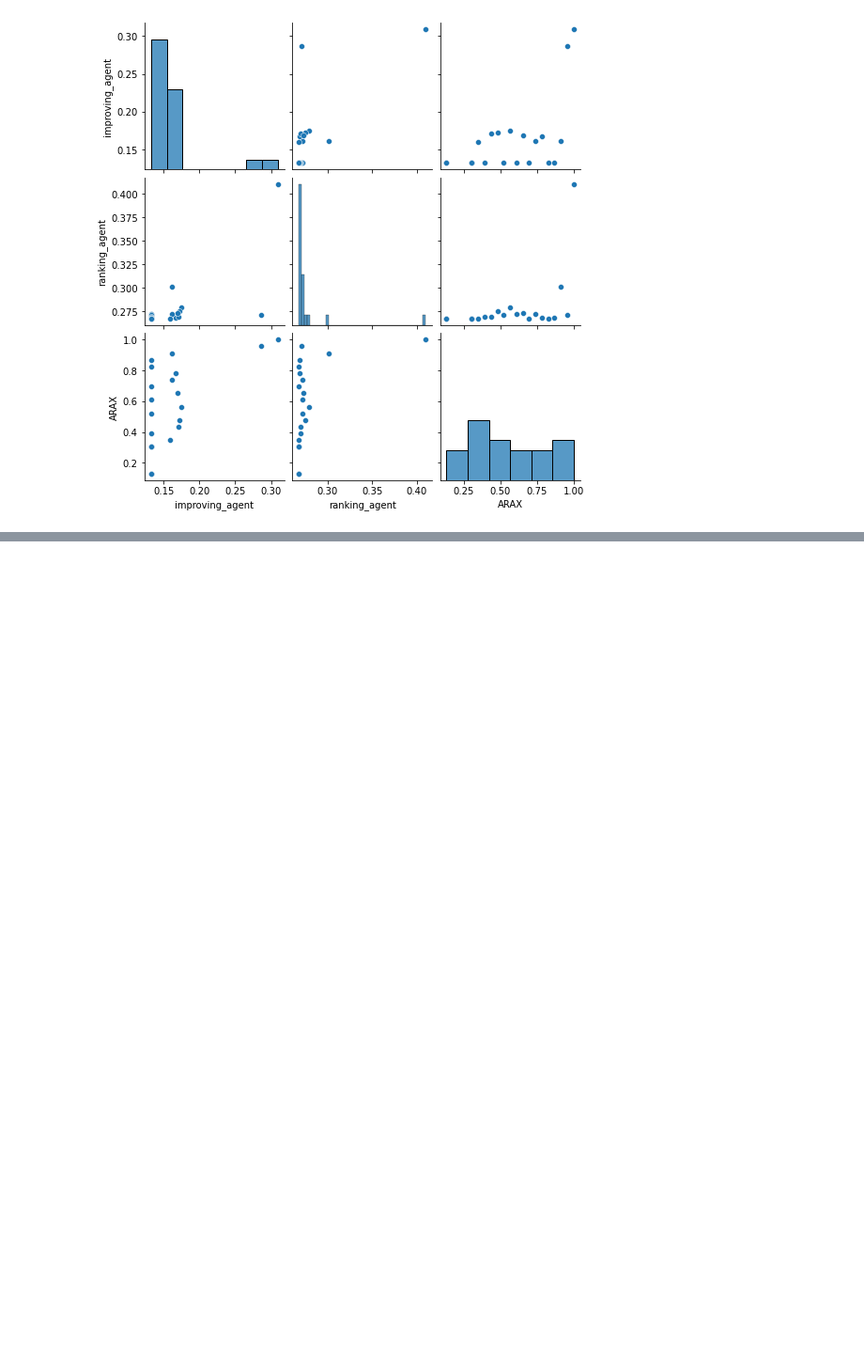
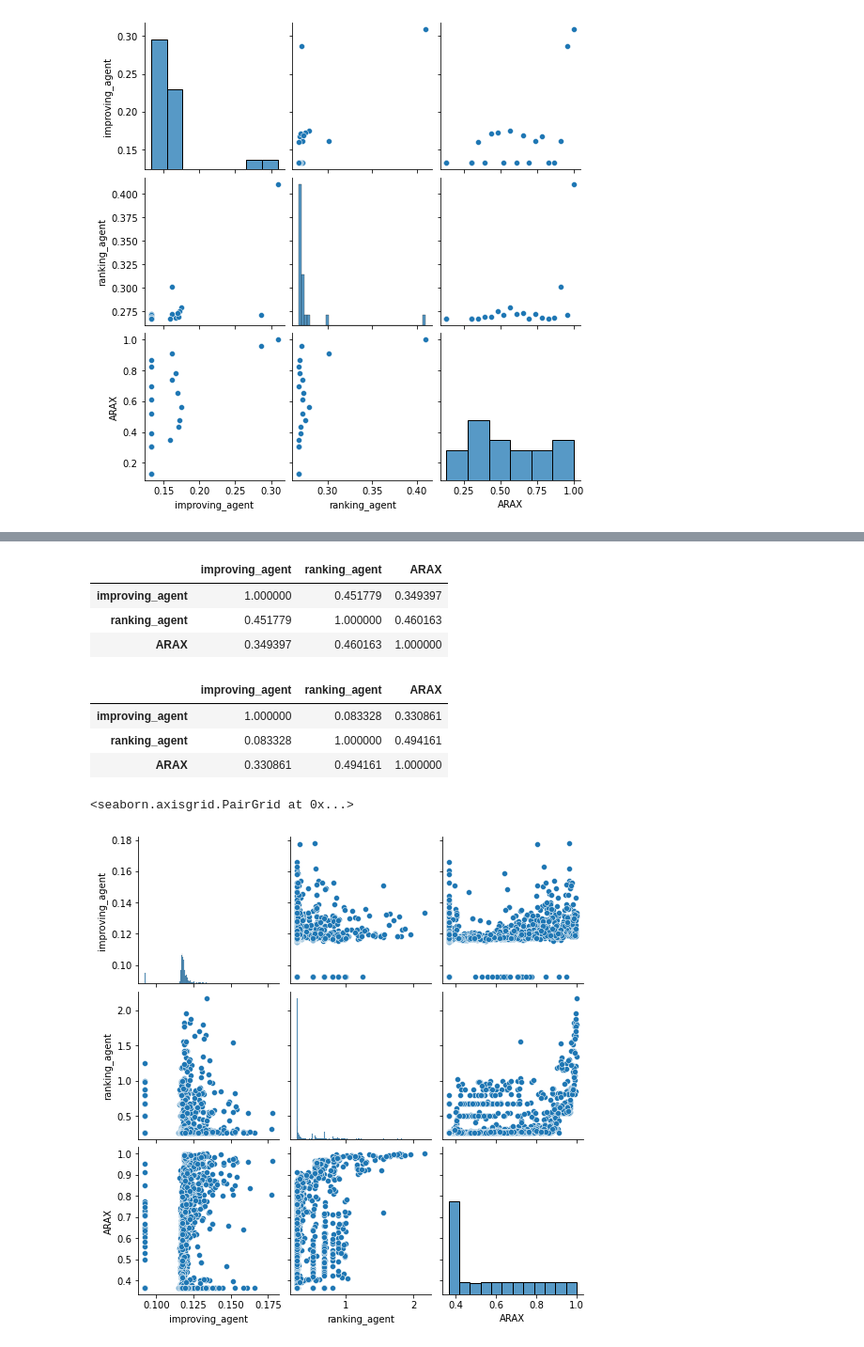
Before and after one commit to TranslatorSRI/RankingComparison, a Jupyter notebook: inputs/CompareResults.ipynb, the cells around one changed output, grey strips where cells are left out. Shown: that part at 94% size. Cells and saved outputs as stored; diff of their text form; code cells hidden in the pictures; blank space fills up the shorter version.

```diff
--- a/inputs/CompareResults.ipynb
+++ b/inputs/CompareResults.ipynb
@@ -134,0 +149,21 @@ e01: biolink:has_real_world_evidence_of_association_with
+# %%
+cmpf.corr()
+# %% [output]
+|  | improving_agent | ranking_agent | ARAX |
+| improving_agent | 1.000000 | 0.451779 | 0.349397 |
+| ranking_agent | 0.451779 | 1.000000 | 0.460163 |
+| ARAX | 0.349397 | 0.460163 | 1.000000 |
+# %%
+results,cmp,ranks,bindings = compare('genes_genetically_associated_to_asthma')
+# %%
+cmp.corr()
+# %% [output]
+|  | improving_agent | ranking_agent | ARAX |
+| improving_agent | 1.000000 | 0.083328 | 0.330861 |
+| ranking_agent | 0.083328 | 1.000000 | 0.494161 |
+| ARAX | 0.330861 | 0.494161 | 1.000000 |
+# %%
+sns.pairplot(cmp)
+# %% [output]
+<seaborn.axisgrid.PairGrid at 0x...>
+[figure, added]
```
Also changed, not shown: parts of 32 cells of this notebook, 1 other file.
